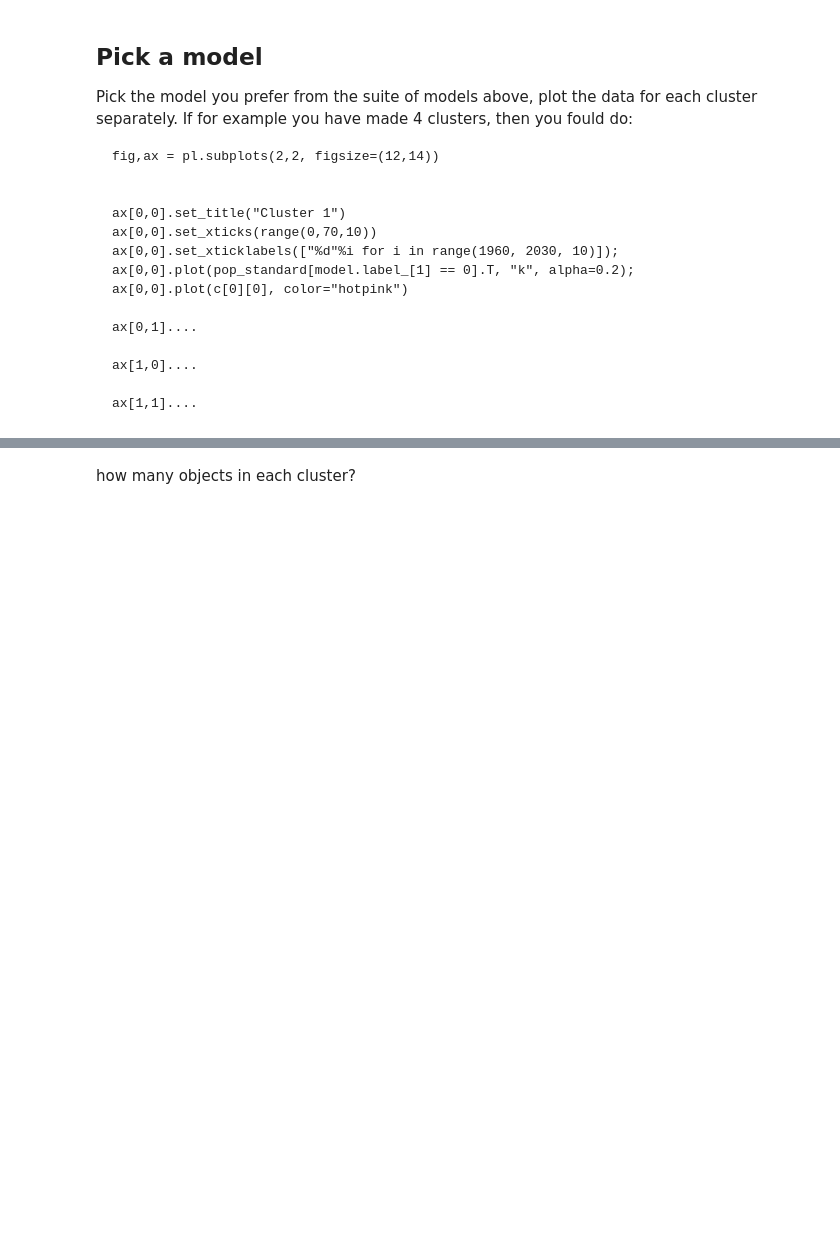
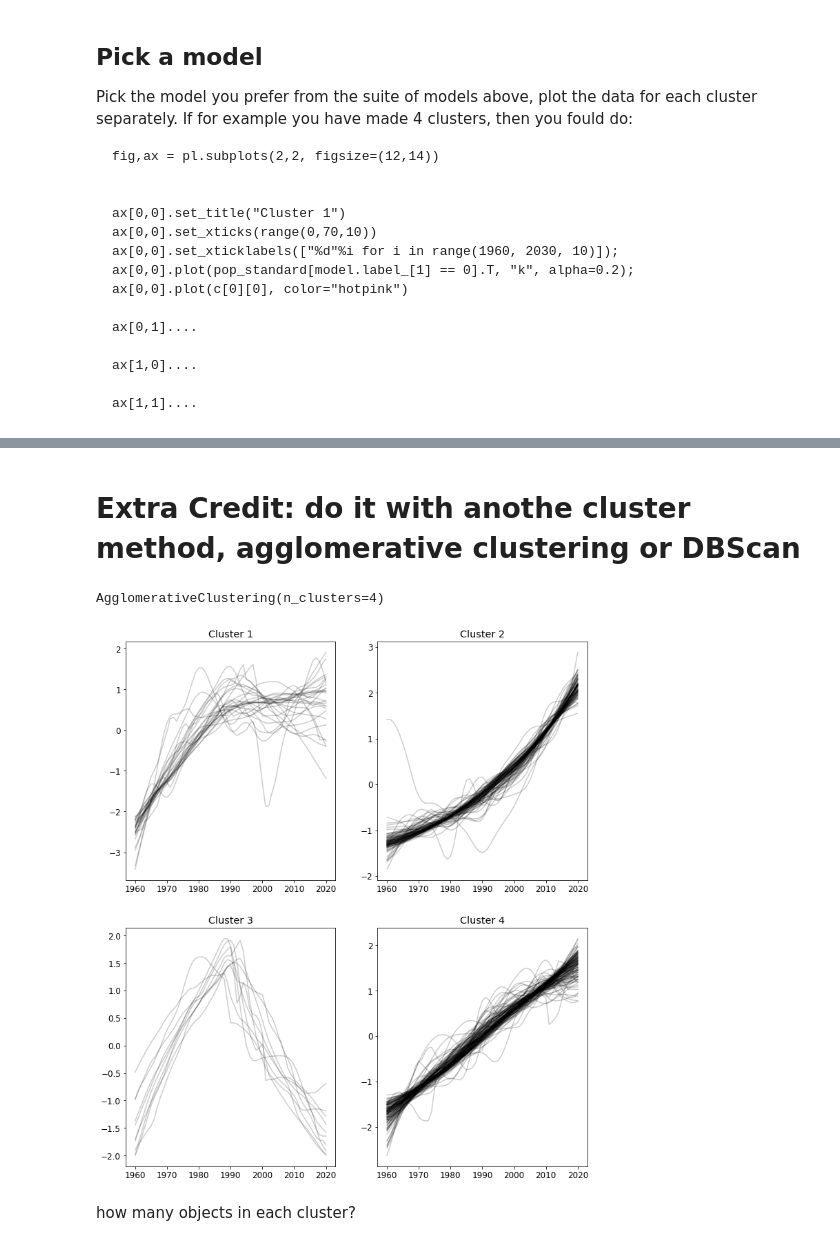
Before and after one commit to ReidelVichot/PUA2022_RVichot, a Jupyter notebook: HW5/HW5_timeSeriesClustering_solution.ipynb, the cells around one changed output, grey strips where cells are left out. Cells and saved outputs as stored; diff of their text form; code cells hidden in the pictures; blank space fills up the shorter version.

```diff
--- a/HW5/HW5_timeSeriesClustering_solution.ipynb
+++ b/HW5/HW5_timeSeriesClustering_solution.ipynb
@@ -214,3 +249,41 @@ c = cluster.kKMeans(.....
+# %% [markdown]
+# Extra Credit: do it with anothe cluster method, agglomerative clustering or DBScan
+# %%
+# For n_clusters = 4 this would look as:
+model = cluster.AgglomerativeClustering(n_clusters = 4)
+model.fit(pop_standard)
+model.labels_
+# %% [output]
+AgglomerativeClustering(n_clusters=4)
+# %%
+fig,ax = pl.subplots(2,2, figsize=(12,14))
+
+
+ax[0,0].set_title("Cluster 1")
+ax[0,0].set_xticks(range(0,70,10))
+ax[0,0].set_xticklabels(["%d"%i for i in range(1960, 2030, 10)]);
+ax[0,0].plot(pop_standard[model.labels_ == 0].T, "k", alpha=0.2);
+#ax[0,0].plot(c[0], color="hotpink")
+
+ax[0,1].set_title("Cluster 2")
+ax[0,1].set_xticks(range(0,70,10))
+ax[0,1].set_xticklabels(["%d"%i for i in range(1960, 2030, 10)]);
+ax[0,1].plot(pop_standard[model.labels_ == 1].T, "k", alpha=0.2);
+#ax[0,1].plot(c[1], color="hotpink")
+
+ax[1,0].set_title("Cluster 3")
+ax[1,0].set_xticks(range(0,70,10))
+ax[1,0].set_xticklabels(["%d"%i for i in range(1960, 2030, 10)]);
+ax[1,0].plot(pop_standard[model.labels_ == 2].T, "k", alpha=0.2);
+#ax[1,0].plot(c[2], color="hotpink")
+
+ax[1,1].set_title("Cluster 4")
+ax[1,1].set_xticks(range(0,70,10))
+ax[1,1].set_xticklabels(["%d"%i for i in range(1960, 2030, 10)]);
+ax[1,1].plot(pop_standard[model.labels_ == 3].T, "k", alpha=0.2);
+#ax[1,1].plot(c[3], color="hotpink")
+# %% [output]
+[figure, added]
 # %% [markdown]
 how many objects in each cluster?
 # %%
```
Also changed, not shown: parts of 21 cells of this notebook.
